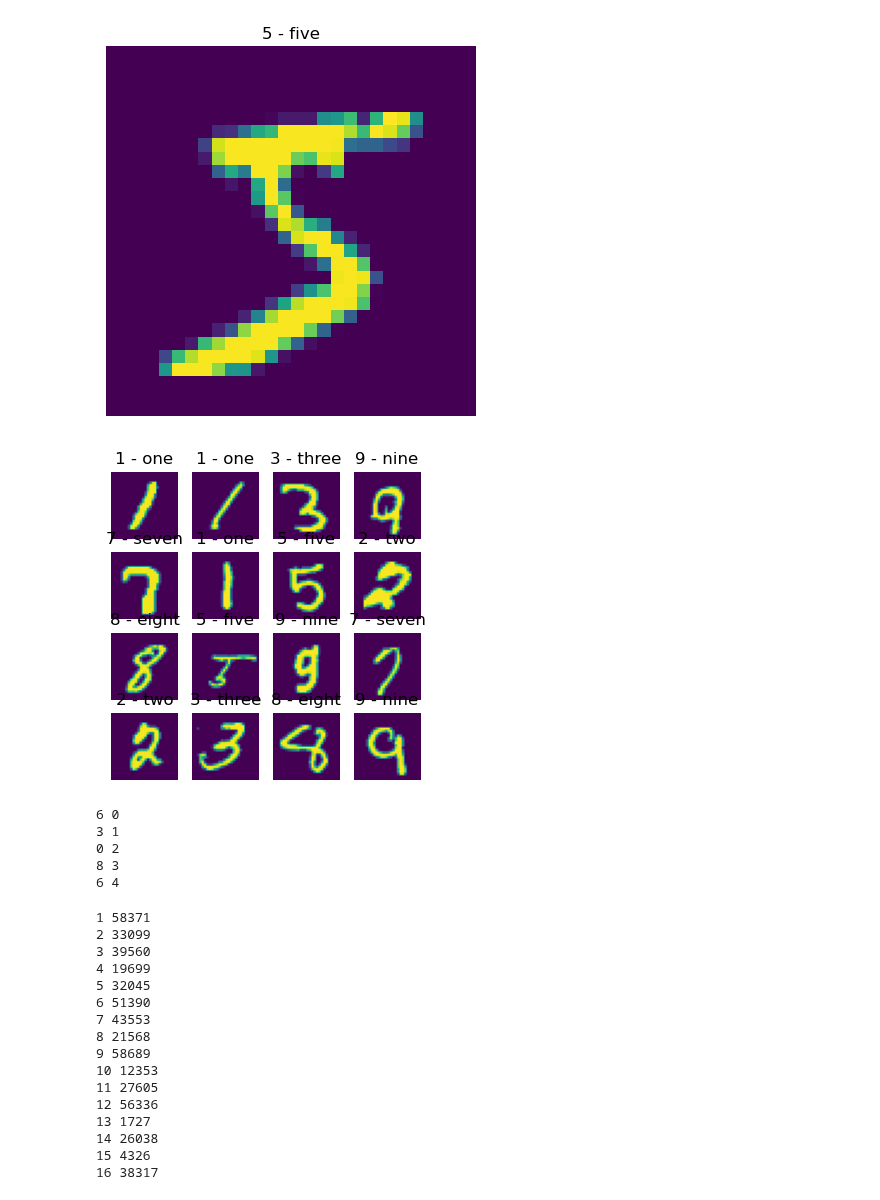
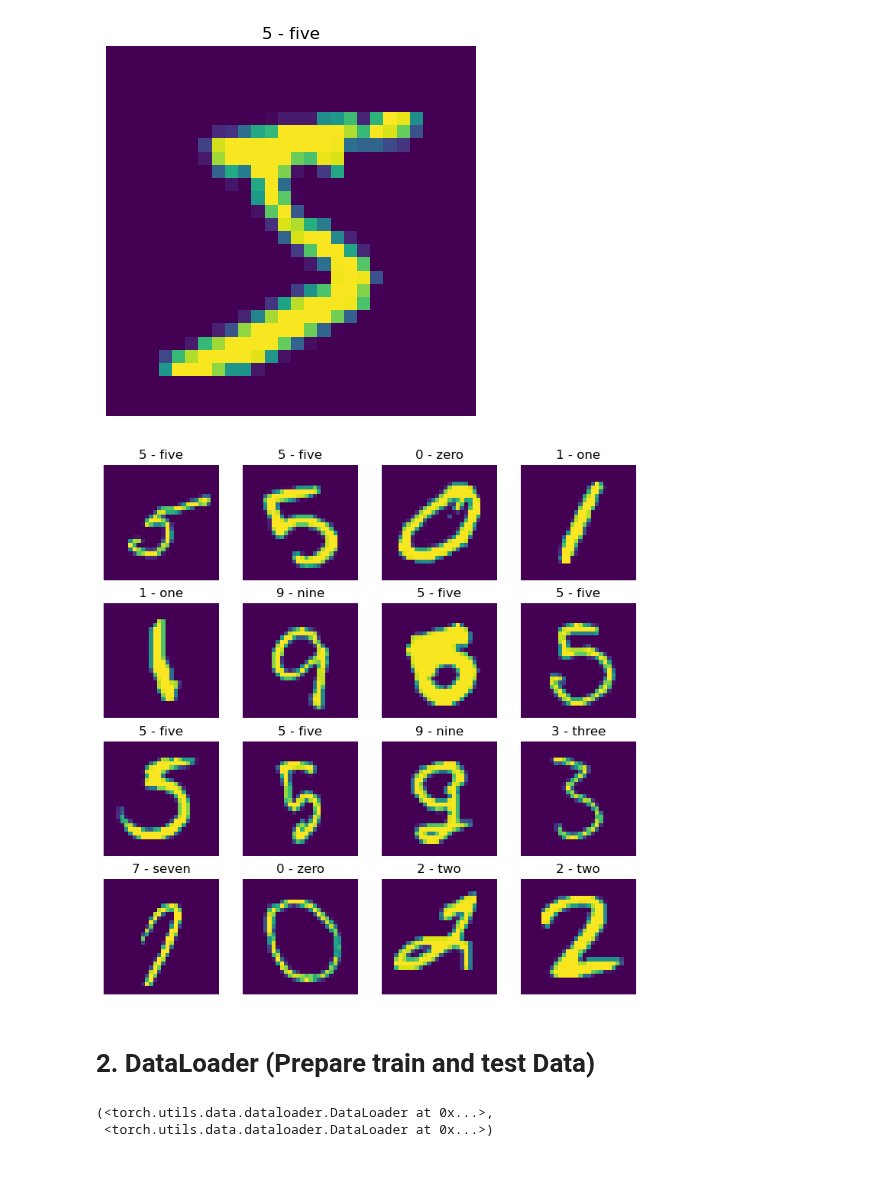
Before and after one commit to Tinonturja/PyTorch-Basics-with-Computer-Vision, a Jupyter notebook: MNIST.ipynb, the cells around one changed output. Drawn from its saved outputs; the diff is of its cells as text; code cells hidden in the pictures; blank space fills up the shorter version.

```diff
--- a/MNIST.ipynb
+++ b/MNIST.ipynb
@@ -99,46 +124,17 @@ plt.axis(False)
 # %%
 # Randomly visualize some of the training data
 # First of all I need randomly initiate index
 import random
-plt.figure(figsize = (4,4))
+plt.figure(figsize = (9,9))
+rows,cols = 4,4
 random_idx = np.random.randint(0,len(train_data),16)
 for idx,i in enumerate(random_idx):
     plt.subplot(4,4,idx+1)
     img,label = train_data[i]
     plt.imshow(img.squeeze())
     plt.title(class_names[label])
     plt.axis(False)
 # %% [output]
-[figure, old version]
+[figure, new version]
-# %%
-i  = np.random.randint(0,10,5)
-i
-for j,k in enumerate(i):
-    print (k,j)
-# %% [output]
-6 0
-3 1
-0 2
-8 3
-6 4
-# %%
-random_idx = np.random.randint(0,len(train_data),16)
-for idx,i in enumerate(random_idx):
-    print(idx+1,i)
-# %% [output]
-1 58371
-2 33099
-3 39560
-4 19699
-5 32045
-6 51390
-7 43553
-8 21568
-9 58689
-10 12353
-11 27605
-12 56336
-13 1727
-14 26038
-15 4326
-16 38317
+# %% [markdown]
+# 2. DataLoader (Prepare train and test Data)
@@ -144,0 +155,5 @@ for idx,i in enumerate(random_idx):
+# %%
+train_dataloader,test_dataloader
+# %% [output]
+(<torch.utils.data.dataloader.DataLoader at 0x...>,
+ <torch.utils.data.dataloader.DataLoader at 0x...>)
```
Also changed, not shown: parts of 20 cells of this notebook, 2 other files.
